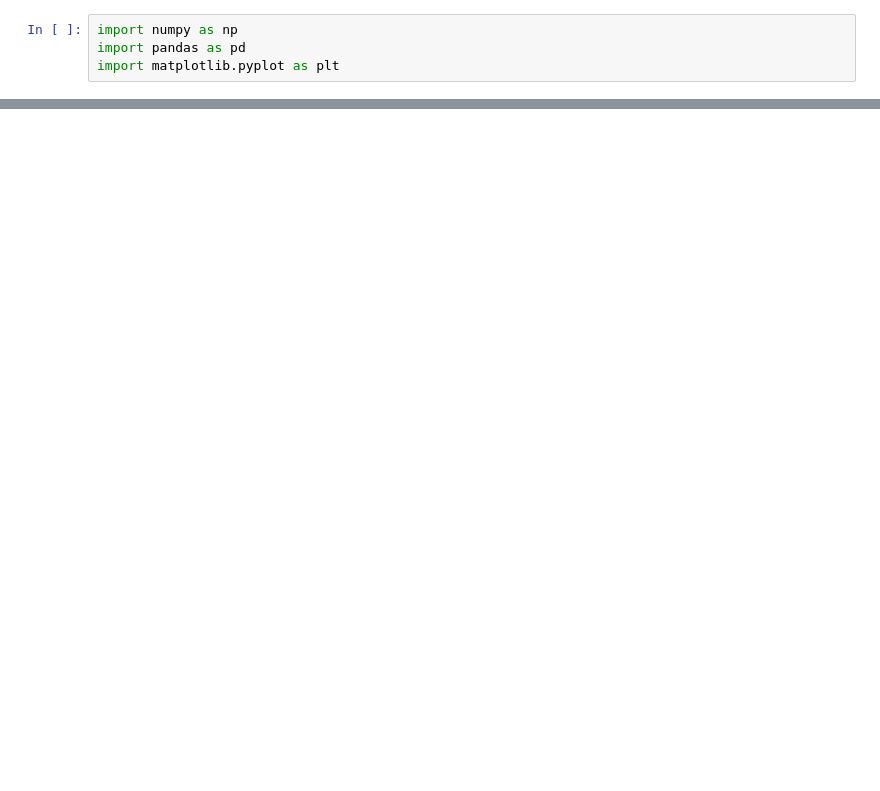
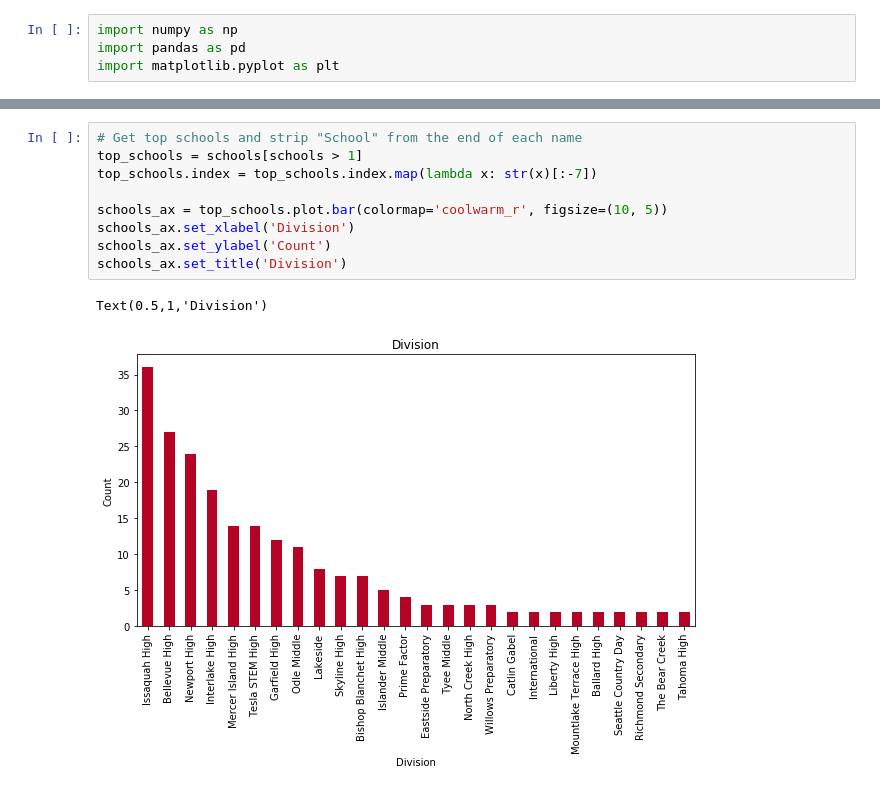
Before and after one commit to alankbi/python-notebooks, a Jupyter notebook: exploration/teamscode_contest_registration_data.ipynb, the cells around one changed output, grey strips where cells are left out. Cells and saved outputs as stored; diff of their text form; blank space fills up the shorter version.

```diff
--- a/exploration/teamscode_contest_registration_data.ipynb
+++ b/exploration/teamscode_contest_registration_data.ipynb
@@ -69 +114,13 @@ Lynnwood High School             1
 dtype: int64
+# %%
+# Get top schools and strip "School" from the end of each name
+top_schools = schools[schools > 1]
+top_schools.index = top_schools.index.map(lambda x: str(x)[:-7])
+
+schools_ax = top_schools.plot.bar(colormap='coolwarm_r', figsize=(10, 5))
+schools_ax.set_xlabel('Division')
+schools_ax.set_ylabel('Count')
+schools_ax.set_title('Division')
+# %% [output]
+Text(0.5,1,'Division')
+[figure, added]
```
Also changed, not shown: parts of 17 cells of this notebook, 6 other files.
